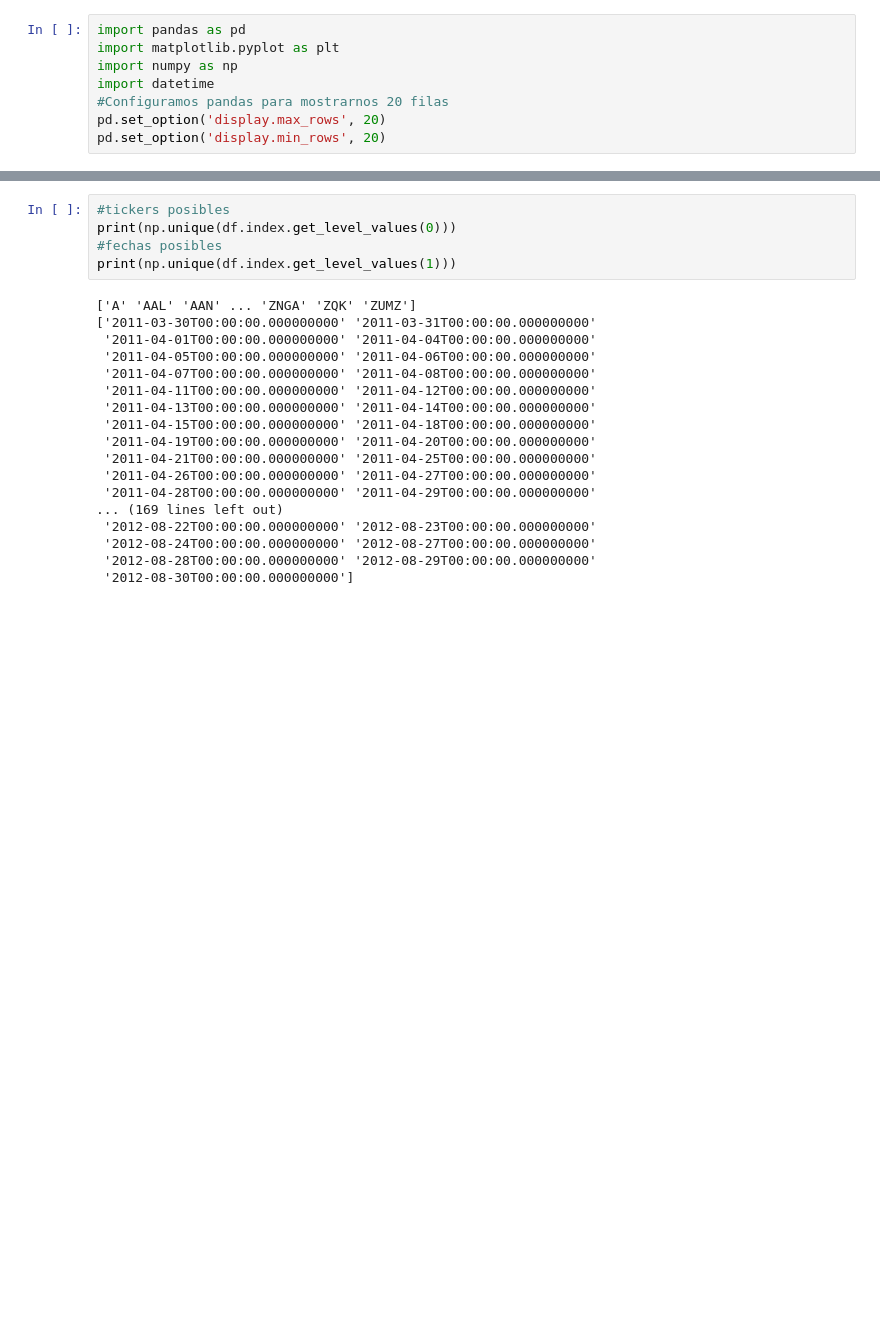
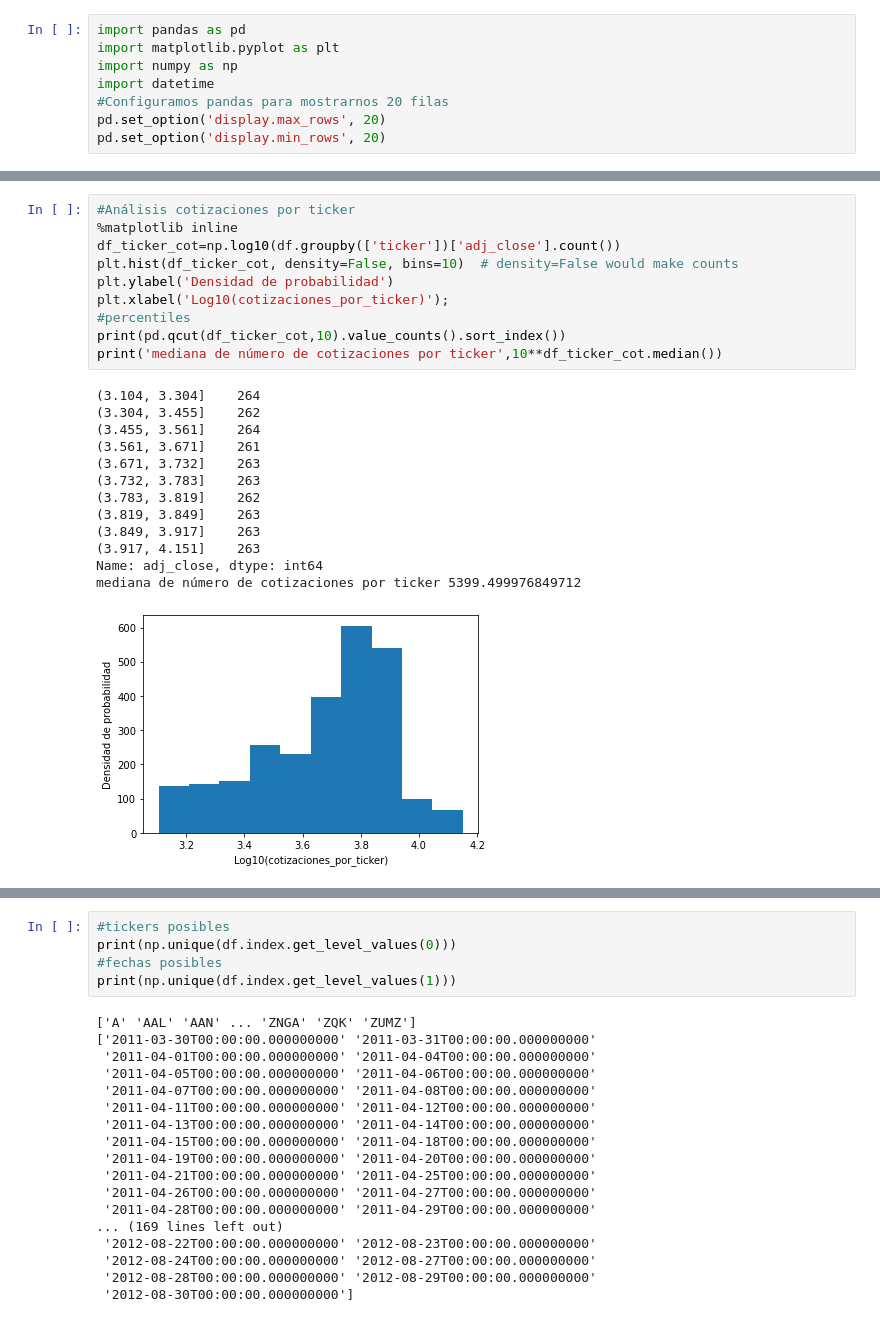
Before and after one commit to manueldecesar/LABQT, a Jupyter notebook: LABQT.ipynb, the cells around one changed output, grey strips where cells are left out. Cells and saved outputs as stored; diff of their text form; blank space fills up the shorter version.

```diff
--- a/LABQT.ipynb
+++ b/LABQT.ipynb
@@ -52,0 +64,24 @@ Name: volume, dtype: int64
+# %%
+#Análisis cotizaciones por ticker
+%matplotlib inline
+df_ticker_cot=np.log10(df.groupby(['ticker'])['adj_close'].count())
+plt.hist(df_ticker_cot, density=False, bins=10)  # density=False would make counts
+plt.ylabel('Densidad de probabilidad')
+plt.xlabel('Log10(cotizaciones_por_ticker)');
+#percentiles
+print(pd.qcut(df_ticker_cot,10).value_counts().sort_index())
+print('mediana de número de cotizaciones por ticker',10**df_ticker_cot.median())
+# %% [output]
+(3.104, 3.304]    264
+(3.304, 3.455]    262
+(3.455, 3.561]    264
+(3.561, 3.671]    261
+(3.671, 3.732]    263
+(3.732, 3.783]    263
+(3.783, 3.819]    262
+(3.819, 3.849]    263
+(3.849, 3.917]    263
+(3.917, 4.151]    263
+Name: adj_close, dtype: int64
+mediana de número de cotizaciones por ticker 5399.499976849712
+[figure, added]
```
Also changed, not shown: parts of 28 cells of this notebook.
